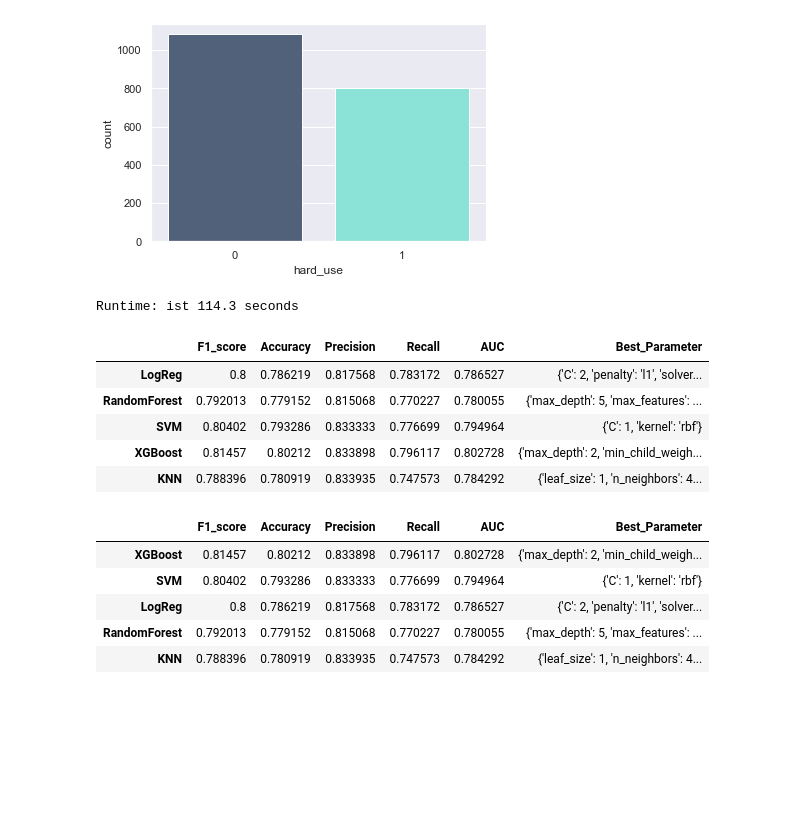
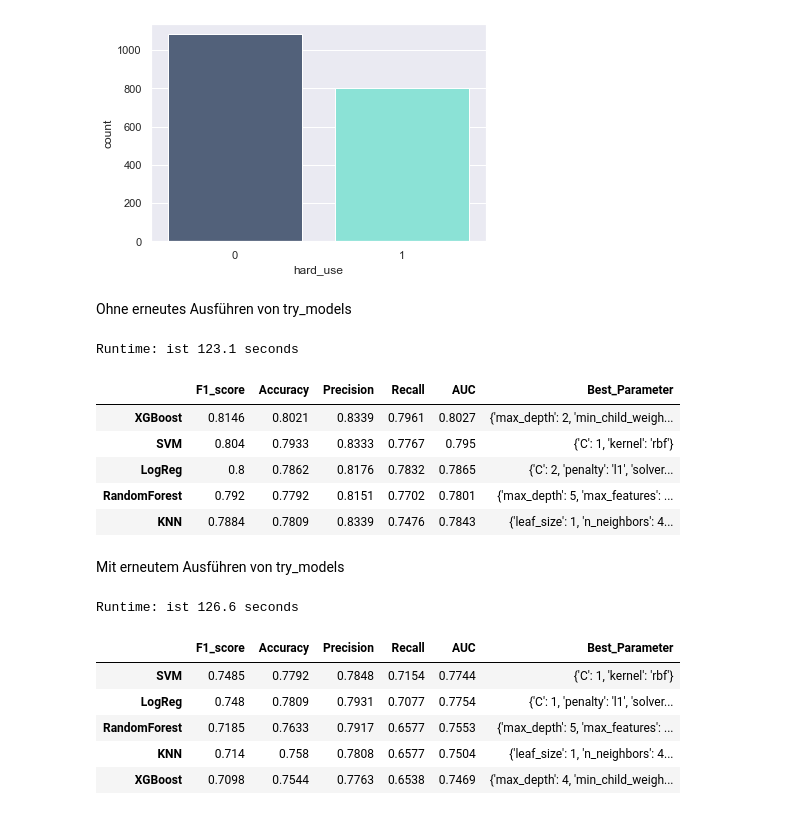
Before and after one commit to CrazyBigFoot/Personality_vs_Risk_of_Drug, a Jupyter notebook: Project2_Mirko.ipynb, the cells around one changed output. Saved outputs shown, nothing was run; the diff lists cells and outputs as text; code cells hidden in the pictures; blank space fills up the shorter version.

```diff
--- a/Project2_Mirko.ipynb
+++ b/Project2_Mirko.ipynb
@@ -1318,3 +1318,5 @@ grid_knn = {'n_neighbors' : list(range(1,50)),
              'weights': ['uniform', 'distance'],
              'leaf_size' : list(range(1,50))
              }
+# %% [markdown]
+Ohne erneutes Ausführen von try_models
@@ -1321,20 +1330,31 @@ grid_knn = {'n_neighbors' : list(range(1,50)),
 # %%
 df_hard_result = get_test_results(try_models)
-df_hard_result
+df_hard_result.sort_values('F1_score', ascending=False)
 # %% [output]
-Runtime: ist 114.3 seconds
+Runtime: ist 123.1 seconds
 |  | F1_score | Accuracy | Precision | Recall | AUC | Best_Parameter |
-| LogReg | 0.8 | 0.786219 | 0.817568 | 0.783172 | 0.786527 | {'C': 2, 'penalty': 'l1', 'solver... |
-| RandomForest | 0.792013 | 0.779152 | 0.815068 | 0.770227 | 0.780055 | {'max_depth': 5, 'max_features': ... |
-| SVM | 0.80402 | 0.793286 | 0.833333 | 0.776699 | 0.794964 | {'C': 1, 'kernel': 'rbf'} |
-| XGBoost | 0.81457 | 0.80212 | 0.833898 | 0.796117 | 0.802728 | {'max_depth': 2, 'min_child_weigh... |
-| KNN | 0.788396 | 0.780919 | 0.833935 | 0.747573 | 0.784292 | {'leaf_size': 1, 'n_neighbors': 4... |
+| XGBoost | 0.8146 | 0.8021 | 0.8339 | 0.7961 | 0.8027 | {'max_depth': 2, 'min_child_weigh... |
+| SVM | 0.804 | 0.7933 | 0.8333 | 0.7767 | 0.795 | {'C': 1, 'kernel': 'rbf'} |
+| LogReg | 0.8 | 0.7862 | 0.8176 | 0.7832 | 0.7865 | {'C': 2, 'penalty': 'l1', 'solver... |
+| RandomForest | 0.792 | 0.7792 | 0.8151 | 0.7702 | 0.7801 | {'max_depth': 5, 'max_features': ... |
+| KNN | 0.7884 | 0.7809 | 0.8339 | 0.7476 | 0.7843 | {'leaf_size': 1, 'n_neighbors': 4... |
+# %% [markdown]
+Mit erneutem Ausführen von try_models
+# %%
+# Creating list of models for the function below
+try_models = [['LogReg', LogisticRegression(random_state=42), grid_lr, c, my_scorer, d],
+             ['RandomForest', RandomForestClassifier(random_state=42), grid_rf, c, my_scorer, d],
+             ['SVM', SVC(random_state=42), grid_svm, c, my_scorer, d],
+             ['XGBoost', XGBClassifier(random_state=42), grid_xgb, c, my_scorer, d],
+             ['KNN', KNeighborsClassifier(), grid_knn, c, my_scorer, d]]
 # %%
+df_hard_result = get_test_results(try_models)
 df_hard_result.sort_values('F1_score', ascending=False)
 # %% [output]
+Runtime: ist 126.6 seconds
 |  | F1_score | Accuracy | Precision | Recall | AUC | Best_Parameter |
-| XGBoost | 0.81457 | 0.80212 | 0.833898 | 0.796117 | 0.802728 | {'max_depth': 2, 'min_child_weigh... |
-| SVM | 0.80402 | 0.793286 | 0.833333 | 0.776699 | 0.794964 | {'C': 1, 'kernel': 'rbf'} |
-| LogReg | 0.8 | 0.786219 | 0.817568 | 0.783172 | 0.786527 | {'C': 2, 'penalty': 'l1', 'solver... |
-| RandomForest | 0.792013 | 0.779152 | 0.815068 | 0.770227 | 0.780055 | {'max_depth': 5, 'max_features': ... |
-| KNN | 0.788396 | 0.780919 | 0.833935 | 0.747573 | 0.784292 | {'leaf_size': 1, 'n_neighbors': 4... |
+| SVM | 0.7485 | 0.7792 | 0.7848 | 0.7154 | 0.7744 | {'C': 1, 'kernel': 'rbf'} |
+| LogReg | 0.748 | 0.7809 | 0.7931 | 0.7077 | 0.7754 | {'C': 1, 'penalty': 'l1', 'solver... |
+| RandomForest | 0.7185 | 0.7633 | 0.7917 | 0.6577 | 0.7553 | {'max_depth': 5, 'max_features': ... |
+| KNN | 0.714 | 0.758 | 0.7808 | 0.6577 | 0.7504 | {'leaf_size': 1, 'n_neighbors': 4... |
+| XGBoost | 0.7098 | 0.7544 | 0.7763 | 0.6538 | 0.7469 | {'max_depth': 4, 'min_child_weigh... |
```
Also changed, not shown: parts of 14 cells of this notebook, 1 other file.
